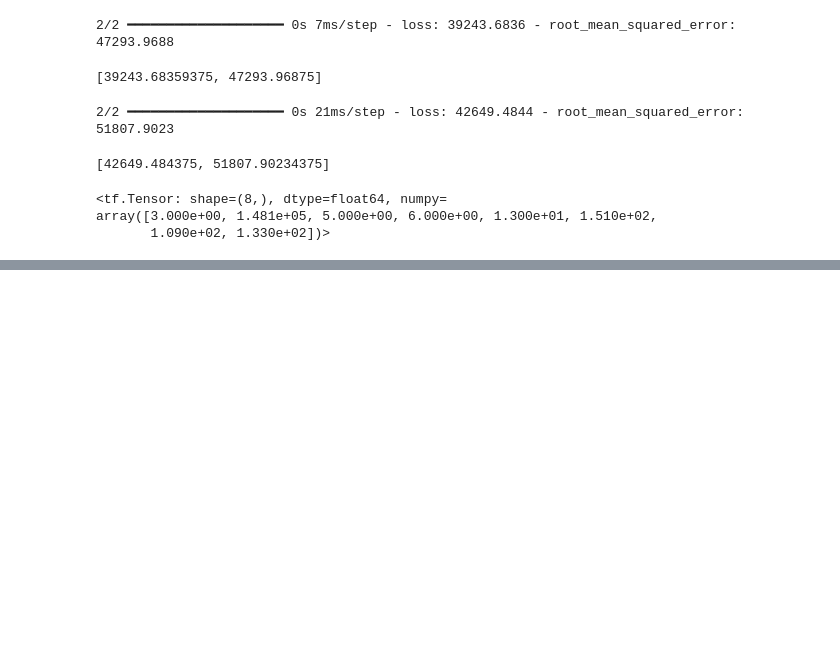
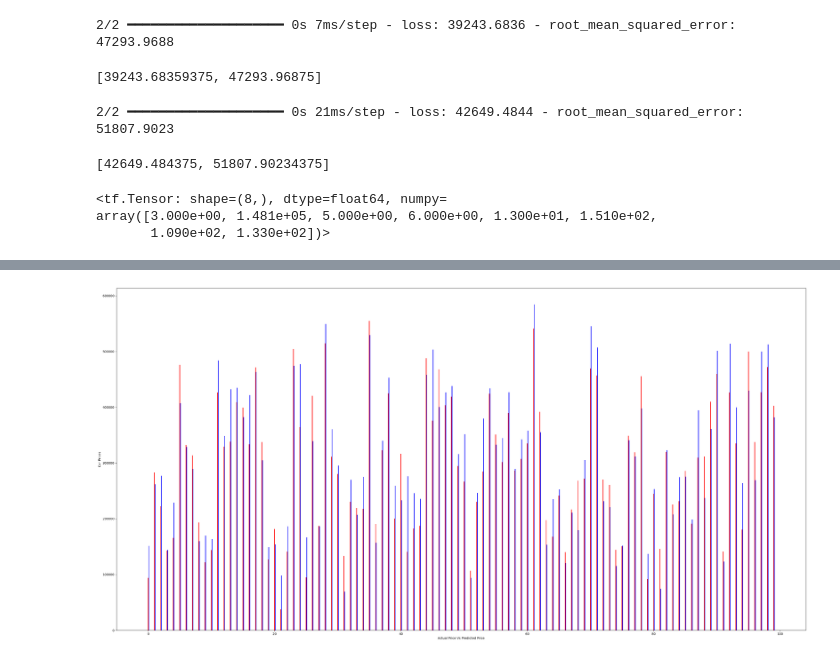
Before and after one commit to dev-paplix/pds-gx, a Jupyter notebook: keras_tensorflow.ipynb, the cells around one changed output, grey strips where cells are left out. Saved outputs shown, nothing was run; the diff lists cells and outputs as text; code cells hidden in the pictures; blank space fills up the shorter version.

Commit message:
Tesnsor Flow, Keras Model

```diff
--- a/keras_tensorflow.ipynb
+++ b/keras_tensorflow.ipynb
@@ -278,0 +289,3 @@ array([3.000e+00, 1.481e+05, 5.000e+00, 6.000e+00, 1.300e+01, 1.510e+02,
+# %%
+y_true = y_test[:,0].numpy()
+print(y_true)
@@ -278,0 +306,3 @@ array([3.000e+00, 1.481e+05, 5.000e+00, 6.000e+00, 1.300e+01, 1.510e+02,
+# %%
+y_pred = model(X_test)[:,0].numpy()
+print(y_pred)
@@ -278,0 +327,12 @@ array([3.000e+00, 1.481e+05, 5.000e+00, 6.000e+00, 1.300e+01, 1.510e+02,
+# %%
+# Plot the car price prediction
+
+plt.figure(figsize = (40,20))
+width = 0.1
+plt.bar(tf.range(100).numpy(), y_pred, width, label="Model Prediction", color="red")
+plt.bar(tf.range(100).numpy()+width , y_true, width ,  label="Actual Price", color="blue")
+plt.xlabel("Actual Price Vs Predicted Price")
+plt.ylabel("Car Prices")
+plt.show()
+# %% [output]
+[figure, added]
```
Also changed, not shown: parts of 4 cells of this notebook.
